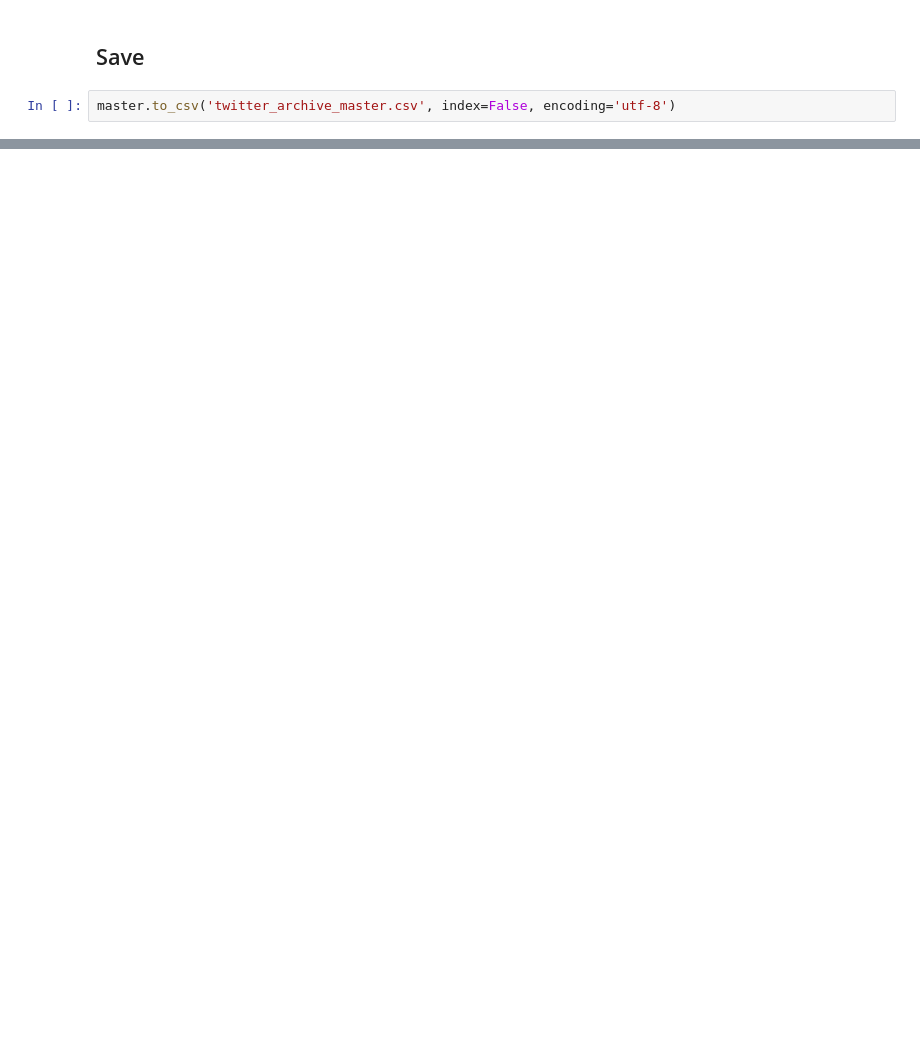
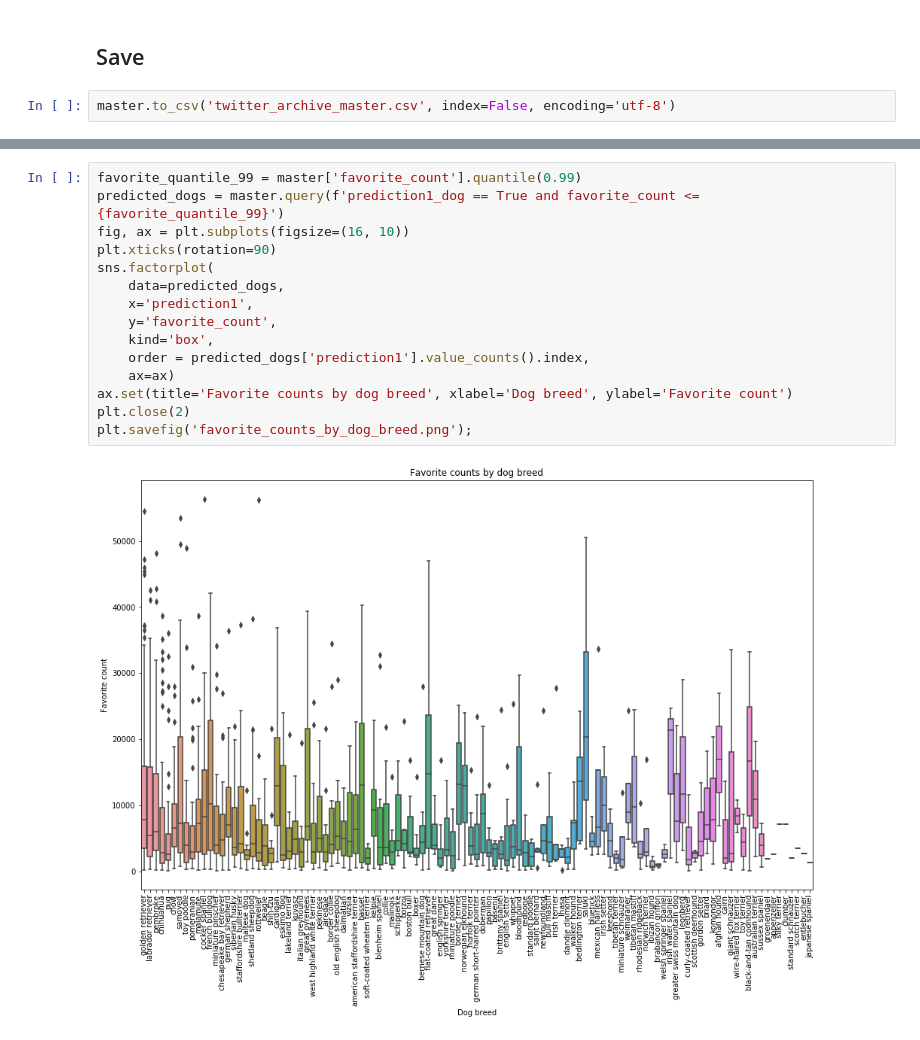
Before and after one commit to despacito123/data-analyst-nanodegree, a Jupyter notebook: 8. Data Wrangling project/wrangle_act.ipynb, the cells around one changed output, grey strips where cells are left out. Cells and saved outputs as stored; diff of their text form; blank space fills up the shorter version.

```diff
--- a/8. Data Wrangling project/wrangle_act.ipynb
+++ b/8. Data Wrangling project/wrangle_act.ipynb
@@ -675,0 +891,17 @@ call(['mv', 'wrangle_act.html', 'wrangle_report.html'])
+# %%
+favorite_quantile_99 = master['favorite_count'].quantile(0.99)
+predicted_dogs = master.query(f'prediction1_dog == True and favorite_count <= {favorite_quantile_99}')
+fig, ax = plt.subplots(figsize=(16, 10))
+plt.xticks(rotation=90)
+sns.factorplot(
+    data=predicted_dogs,
+    x='prediction1',
+    y='favorite_count',
+    kind='box',
+    order = predicted_dogs['prediction1'].value_counts().index,
+    ax=ax)
+ax.set(title='Favorite counts by dog breed', xlabel='Dog breed', ylabel='Favorite count')
+plt.close(2)
+plt.savefig('favorite_counts_by_dog_breed.png');
+# %% [output]
+[figure, added]
```
Also changed, not shown: parts of 45 cells of this notebook, 15 other files.
